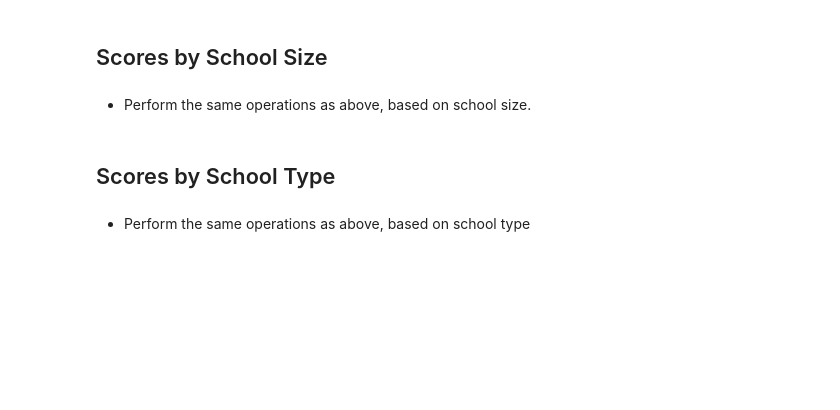
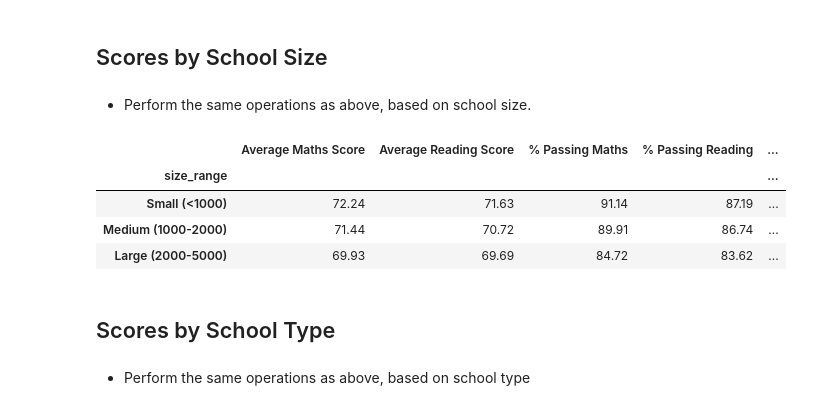
Before and after one commit to aaronbilbow/Challenge4, a Jupyter notebook: PyCitySchools_starter_C_4.ipynb, the cells around one changed output. Saved outputs shown, nothing was run; the diff lists cells and outputs as text; code cells hidden in the pictures; blank space fills up the shorter version.

```diff
--- a/PyCitySchools_starter_C_4.ipynb
+++ b/PyCitySchools_starter_C_4.ipynb
@@ -423,3 +478,42 @@ school_df_trial.head(5)
+# %%
+size_bins = [0, 1000, 2000, 5000]
+size_labels = ["Small (<1000)", "Medium (1000-2000)", "Large (2000-5000)"]
+
+# Step 2: Calculate metrics for each school size range
+school_data_complete['size_range'] = pd.cut(school_data_complete['size'], size_bins, labels=size_labels)
+size_group = school_data_complete.groupby('size_range')
+
+average_math_score = size_group['maths_score'].mean()
+average_reading_score = size_group['reading_score'].mean()
+
+passing_math_percentage = school_data_complete[school_data_complete['maths_score'] >= 50].groupby('size_range')['Student ID'].count() / size_group['Student ID'].count() * 100
+passing_reading_percentage = school_data_complete[school_data_complete['reading_score'] >= 50].groupby('size_range')['Student ID'].count() / size_group['Student ID'].count() * 100
+overall_passing_rate = (passing_math_percentage + passing_reading_percentage) / 2
+
+# Step 3: Create a DataFrame
+size_summary_df = pd.DataFrame({
+    'Average Maths Score': average_math_score,
+    'Average Reading Score': average_reading_score,
+    '% Passing Maths': passing_math_percentage,
+    '% Passing Reading': passing_reading_percentage,
+    'Overall Passing Rate': overall_passing_rate
+})
+
+# Display the DataFrame with cleaner formatting
+formatted_size_summary_df = size_summary_df.style.format({
+    'Average Maths Score': '{:.2f}',
+    'Average Reading Score': '{:.2f}',
+    '% Passing Maths': '{:.2f}',
+    '% Passing Reading': '{:.2f}',
+    'Overall Passing Rate': '{:.2f}'
+})
+formatted_size_summary_df
+# %% [output]
+|  | Average Maths Score | Average Reading Score | % Passing Maths | % Passing Reading | ... |
+| size_range |  |  |  |  | ... |
+| Small (<1000) | 72.24 | 71.63 | 91.14 | 87.19 | ... |
+| Medium (1000-2000) | 71.44 | 70.72 | 89.91 | 86.74 | ... |
+| Large (2000-5000) | 69.93 | 69.69 | 84.72 | 83.62 | ... |
 # %% [markdown]
 ## Scores by School Type
 # %% [markdown]
```
Also changed, not shown: parts of 9 cells of this notebook.
